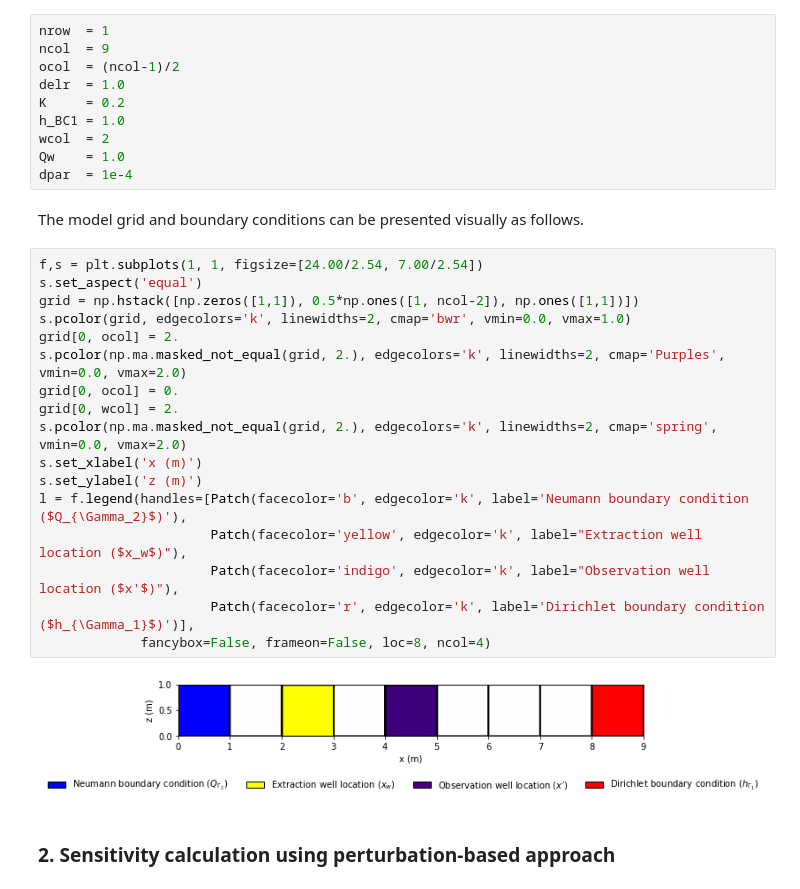
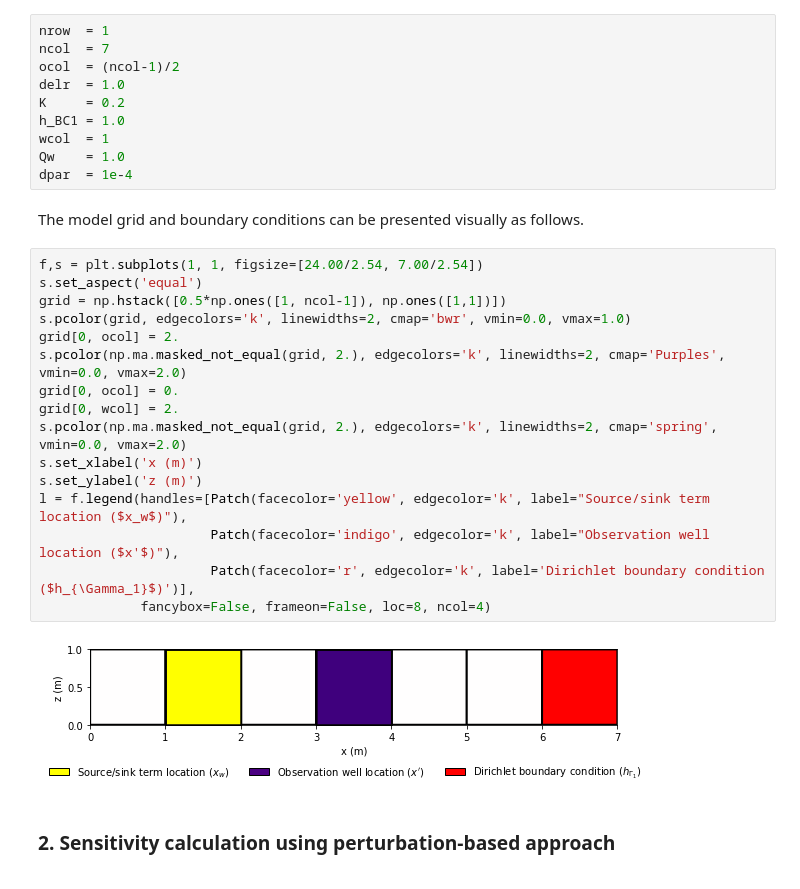
Before and after one commit to christurnadge/1o_adjoint_sensitivities, a Jupyter notebook: 01_Numerical_examples/01_Continuous_approach/04_dh_dQw_SS.ipynb, the cells around one changed output. Saved outputs shown, nothing was run; the diff lists cells and outputs as text.

```diff
--- a/01_Numerical_examples/01_Continuous_approach/04_dh_dQw_SS.ipynb
+++ b/01_Numerical_examples/01_Continuous_approach/04_dh_dQw_SS.ipynb
@@ -59,12 +59,12 @@ flopy is installed in C:\Python27\Lib\site-packages\flopy
 Values for the 'base' parameter set are defined as follows. These can be modified to demonstrate the method for other model configurations.
 # %%
 nrow  = 1
-ncol  = 9
+ncol  = 7
 ocol  = (ncol-1)/2
 delr  = 1.0
 K     = 0.2
 h_BC1 = 1.0
-wcol  = 2
+wcol  = 1
 Qw    = 1.0
 dpar  = 1e-4
 # %% [markdown]
@@ -72,22 +72,21 @@ The model grid and boundary conditions can be presented visually as follows.
 # %%
 f,s = plt.subplots(1, 1, figsize=[24.00/2.54, 7.00/2.54])
 s.set_aspect('equal')
-grid = np.hstack([np.zeros([1,1]), 0.5*np.ones([1, ncol-2]), np.ones([1,1])])
+grid = np.hstack([0.5*np.ones([1, ncol-1]), np.ones([1,1])])
 s.pcolor(grid, edgecolors='k', linewidths=2, cmap='bwr', vmin=0.0, vmax=1.0)
 grid[0, ocol] = 2.
 s.pcolor(np.ma.masked_not_equal(grid, 2.), edgecolors='k', linewidths=2, cmap='Purples', vmin=0.0, vmax=2.0)
 grid[0, ocol] = 0.
 grid[0, wcol] = 2.
 s.pcolor(np.ma.masked_not_equal(grid, 2.), edgecolors='k', linewidths=2, cmap='spring', vmin=0.0, vmax=2.0)
 s.set_xlabel('x (m)')
 s.set_ylabel('z (m)')
-l = f.legend(handles=[Patch(facecolor='b', edgecolor='k', label='Neumann boundary condition ($Q_{\Gamma_2}$)'),
-                      Patch(facecolor='yellow', edgecolor='k', label="Extraction well location ($x_w$)"),
+l = f.legend(handles=[Patch(facecolor='yellow', edgecolor='k', label="Source/sink term location ($x_w$)"),
                       Patch(facecolor='indigo', edgecolor='k', label="Observation well location ($x'$)"),
                       Patch(facecolor='r', edgecolor='k', label='Dirichlet boundary condition ($h_{\Gamma_1}$)')],
              fancybox=False, frameon=False, loc=8, ncol=4)
 # %% [output]
-[figure, old version]
+[figure, new version]
 # %% [markdown]
 ### 2. Sensitivity calculation using perturbation-based approach
 # %% [markdown]
```
Also changed, not shown: parts of 9 cells of this notebook, 4 other files.
